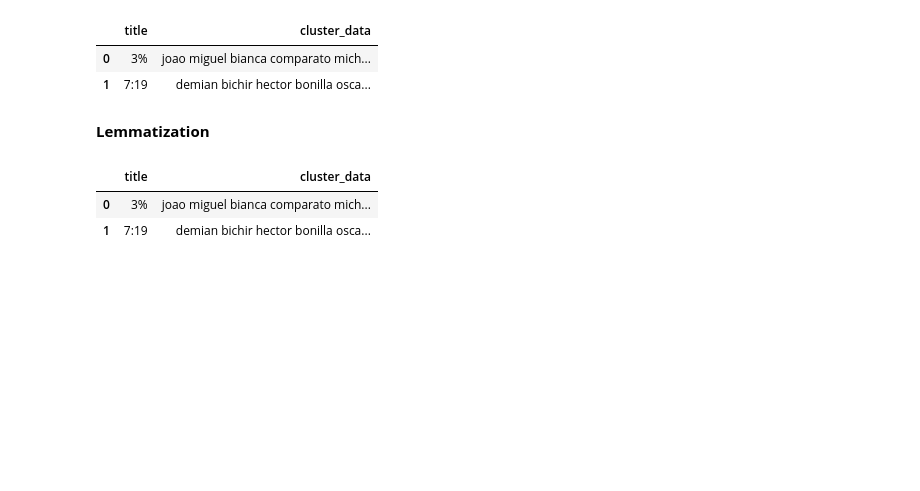
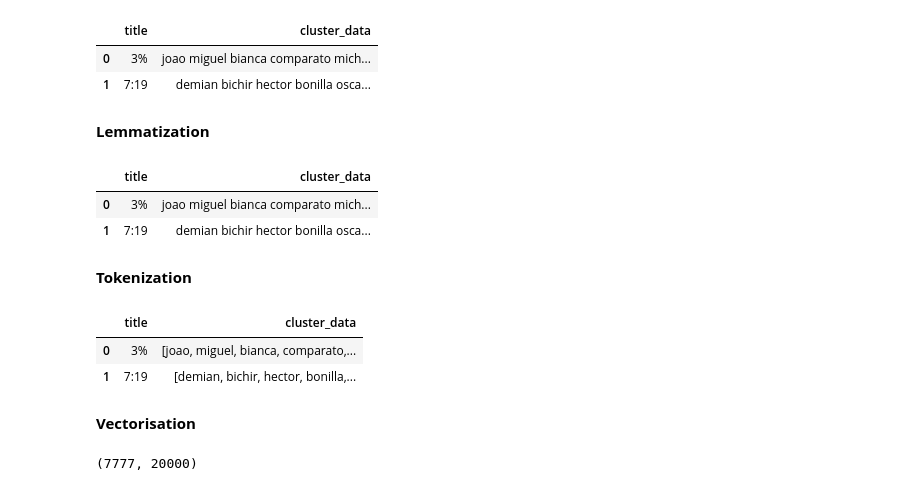
Before and after one commit to shubham-bhadouria/Netflix-Movies-and-TV-shows-clustering, a Jupyter notebook: Netflix_movies_and_TV_show_clustering.ipynb, the cells around one changed output. Saved outputs shown, nothing was run; the diff lists cells and outputs as text; code cells hidden in the pictures; blank space fills up the shorter version.

Commit message:
tokenisation and vectorisation

```diff
--- a/Netflix_movies_and_TV_show_clustering.ipynb
+++ b/Netflix_movies_and_TV_show_clustering.ipynb
@@ -666,3 +666,17 @@ cluster_df.head(2)                                            # dataset after le
 |  | title | cluster_data |
 | 0 | 3% | joao miguel bianca comparato mich... |
 | 1 | 7:19 | demian bichir hector bonilla osca... |
+# %% [markdown]
+**Tokenization**
+# %%
+from nltk.tokenize import TweetTokenizer
+tokenizer = TweetTokenizer()    # reference variable for Class TweetTokenizer
+
+cluster_df['cluster_data'] = cluster_df['cluster_data'].apply(lambda x: tokenizer.tokenize(x))        # tokenising the cluster data
+cluster_df.head(2)                                            # dataset after tokenising the cluster data
+# %% [output]
+|  | title | cluster_data |
+| 0 | 3% | [joao, miguel, bianca, comparato,... |
+| 1 | 7:19 | [demian, bichir, hector, bonilla,... |
+# %% [markdown]
+**Vectorisation**
@@ -668,0 +691,5 @@ cluster_df.head(2)                                            # dataset after le
+# %%
+# Shape of the dataset
+print(x.shape)
+# %% [output]
+(7777, 20000)
```
Also changed, not shown: parts of 1 cell of this notebook.
